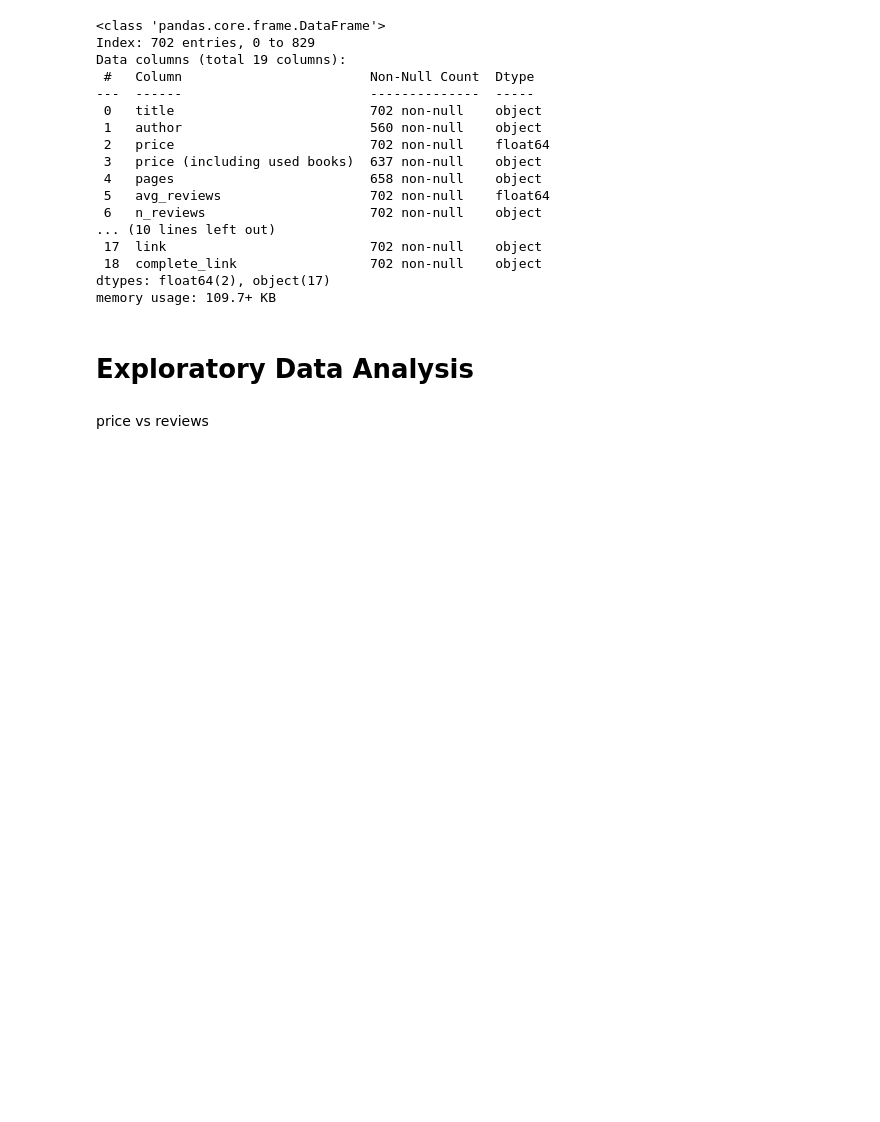
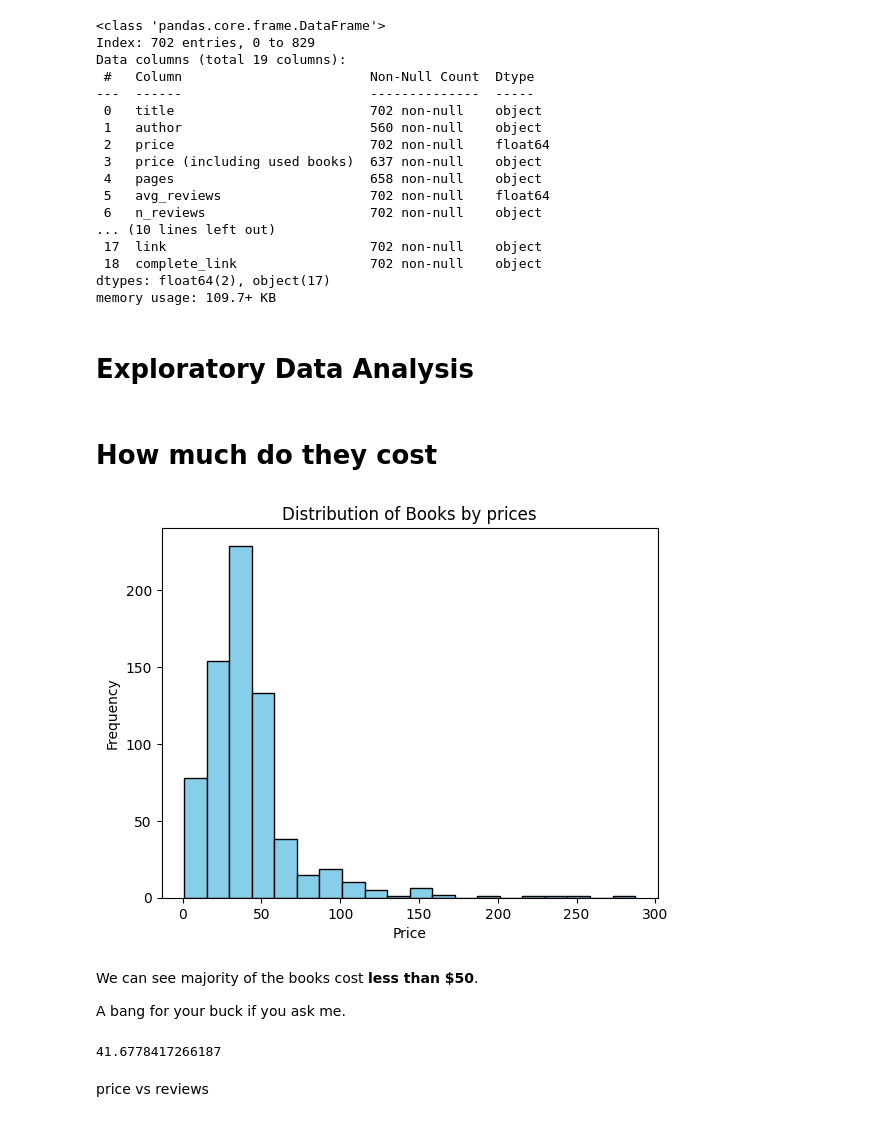
Before and after one commit to 0layiw0la/Amazon-Data-Science-Books-EDA, a Jupyter notebook: amazon-data-science-books-eda.ipynb, the cells around one changed output. Drawn from its saved outputs; the diff is of its cells as text; code cells hidden in the pictures; blank space fills up the shorter version.

Commit message:
Kaggle Notebook | Amazon data science books EDA | Version 5

```diff
--- a/amazon-data-science-books-eda.ipynb
+++ b/amazon-data-science-books-eda.ipynb
@@ -139,6 +139,25 @@ Amazon_books = Amazon_books.drop(non_numeric_rows.index)
 Amazon_books['pages'] = Amazon_books['pages'].astype(float)
 # %% [markdown]
 # Exploratory Data Analysis
+# %% [markdown]
+# How much do they cost
+# %%
+import matplotlib.pyplot as plt
+plt.hist(Amazon_books['price'], bins=20, color='skyblue', edgecolor='black')
+plt.xlabel('Price')
+plt.ylabel('Frequency')
+plt.title('Distribution of Books by prices')
+plt.show()
+# %% [output]
+[figure, added]
+# %% [markdown]
+We can see majority of the books cost **less than $50**.
+
+A bang for your buck if you ask me.
+# %%
+Amazon_books['price'].mean()
+# %% [output]
+41.6778417266187
 # %% [markdown]
 price vs reviews
 # %%
```
Also changed, not shown: parts of 5 cells of this notebook.
